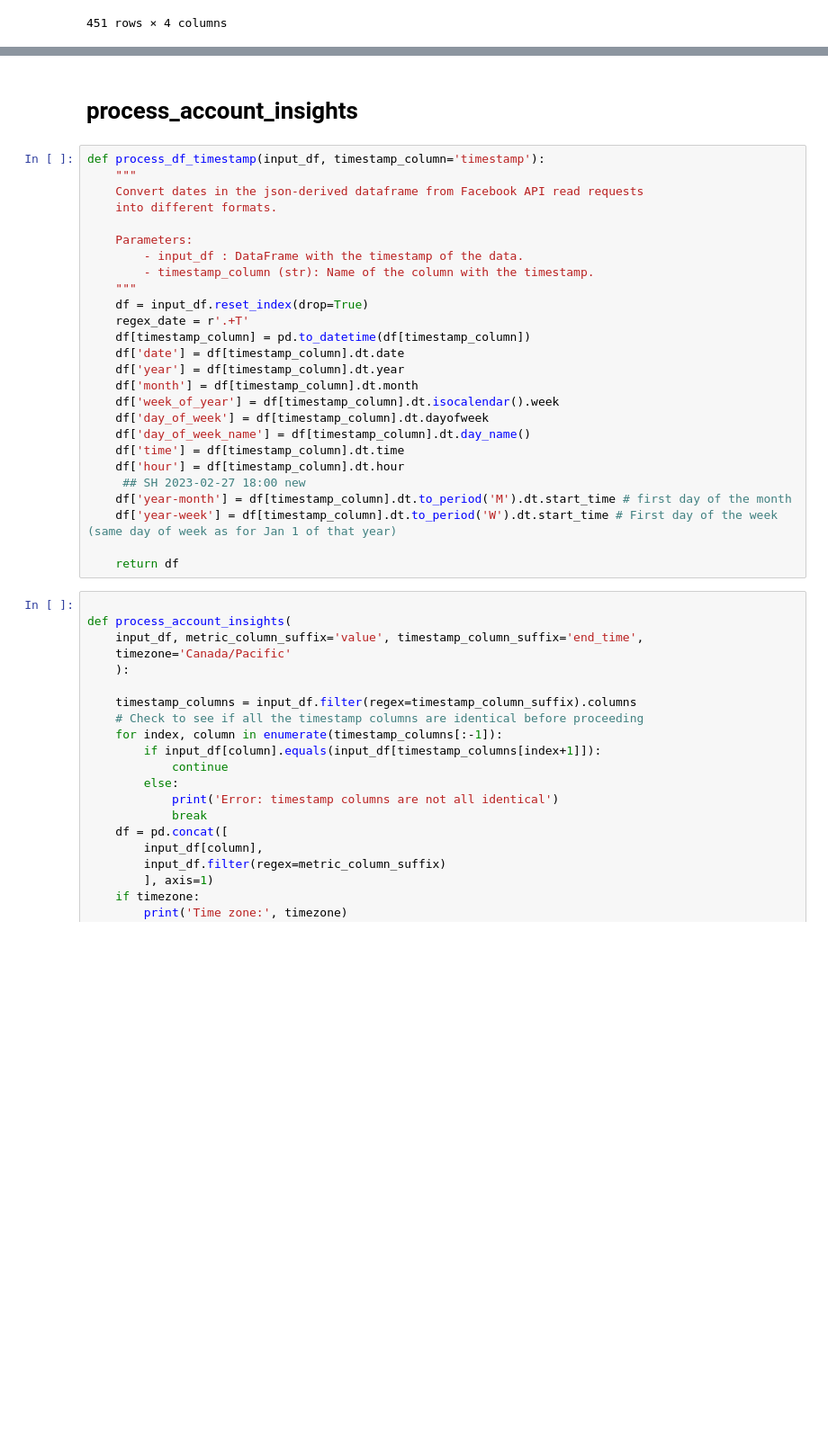
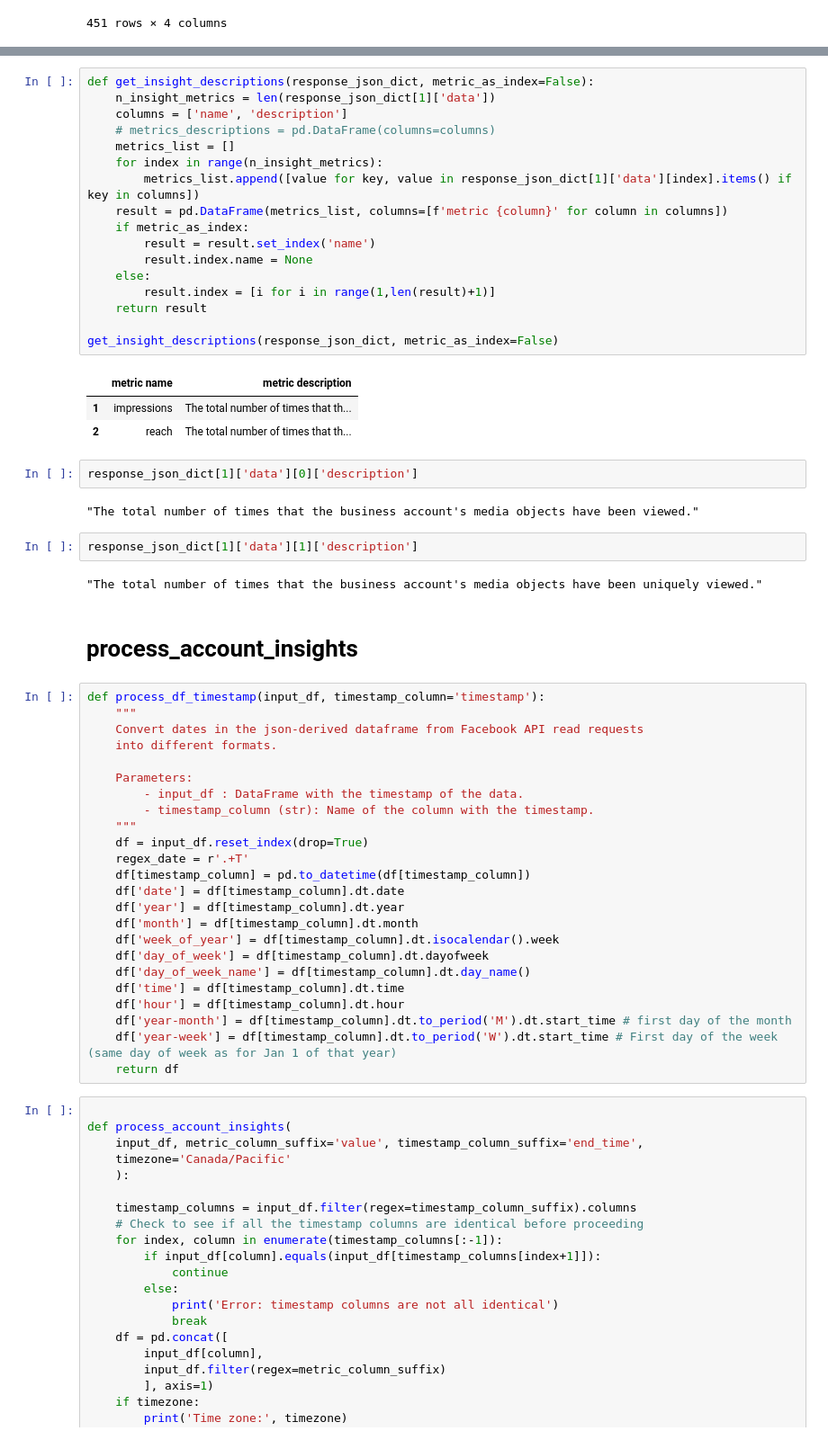
Before and after one commit to silvhua/online-PT-business-KPI, a Jupyter notebook: notebooks/2023-03-01 Instagram insights time series data viz.ipynb, the cells around one changed output, grey strips where cells are left out. Shown: that part at 90% size. Drawn from its saved outputs; the diff is of its cells as text; blank space fills up the shorter version.

```diff
--- a/notebooks/2023-03-01 Instagram insights time series data viz.ipynb
+++ b/notebooks/2023-03-01 Instagram insights time series data viz.ipynb
@@ -163,3 +188,32 @@ df
+# %%
+def get_insight_descriptions(response_json_dict, metric_as_index=False):
+    n_insight_metrics = len(response_json_dict[1]['data'])
+    columns = ['name', 'description']
+    # metrics_descriptions = pd.DataFrame(columns=columns)
+    metrics_list = []
+    for index in range(n_insight_metrics):
+        metrics_list.append([value for key, value in response_json_dict[1]['data'][index].items() if key in columns])
+    result = pd.DataFrame(metrics_list, columns=[f'metric {column}' for column in columns])
+    if metric_as_index:
+        result = result.set_index('name')
+        result.index.name = None
+    else:
+        result.index = [i for i in range(1,len(result)+1)]
+    return result
+
+get_insight_descriptions(response_json_dict, metric_as_index=False)
+# %% [output]
+|  | metric name | metric description |
+| 1 | impressions | The total number of times that th... |
+| 2 | reach | The total number of times that th... |
+# %%
+response_json_dict[1]['data'][0]['description']
+# %% [output]
+"The total number of times that the business account's media objects have been viewed."
+# %%
+response_json_dict[1]['data'][1]['description']
+# %% [output]
+"The total number of times that the business account's media objects have been uniquely viewed."
 # %% [markdown]
 # process_account_insights
 # %%
@@ -183,10 +237,8 @@ def process_df_timestamp(input_df, timestamp_column='timestamp'):
     df['day_of_week_name'] = df[timestamp_column].dt.day_name()
     df['time'] = df[timestamp_column].dt.time
     df['hour'] = df[timestamp_column].dt.hour
-     ## SH 2023-02-27 18:00 new
     df['year-month'] = df[timestamp_column].dt.to_period('M').dt.start_time # first day of the month
     df['year-week'] = df[timestamp_column].dt.to_period('W').dt.start_time # First day of the week (same day of week as for Jan 1 of that year)
-
     return df
 # %%
 
```
Also changed, not shown: parts of 14 cells of this notebook.
